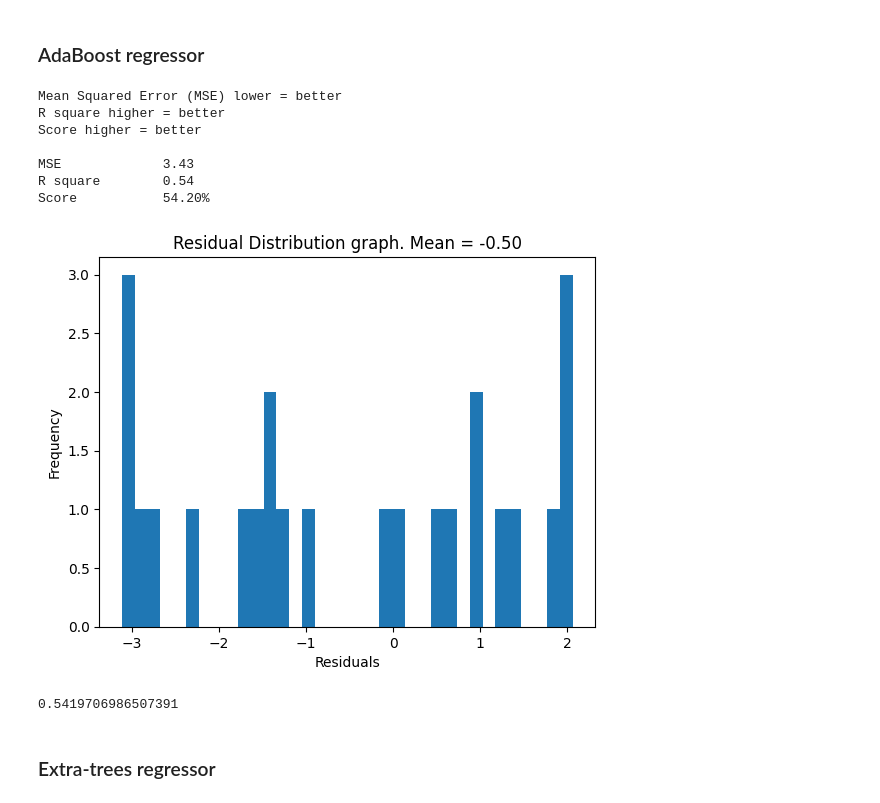
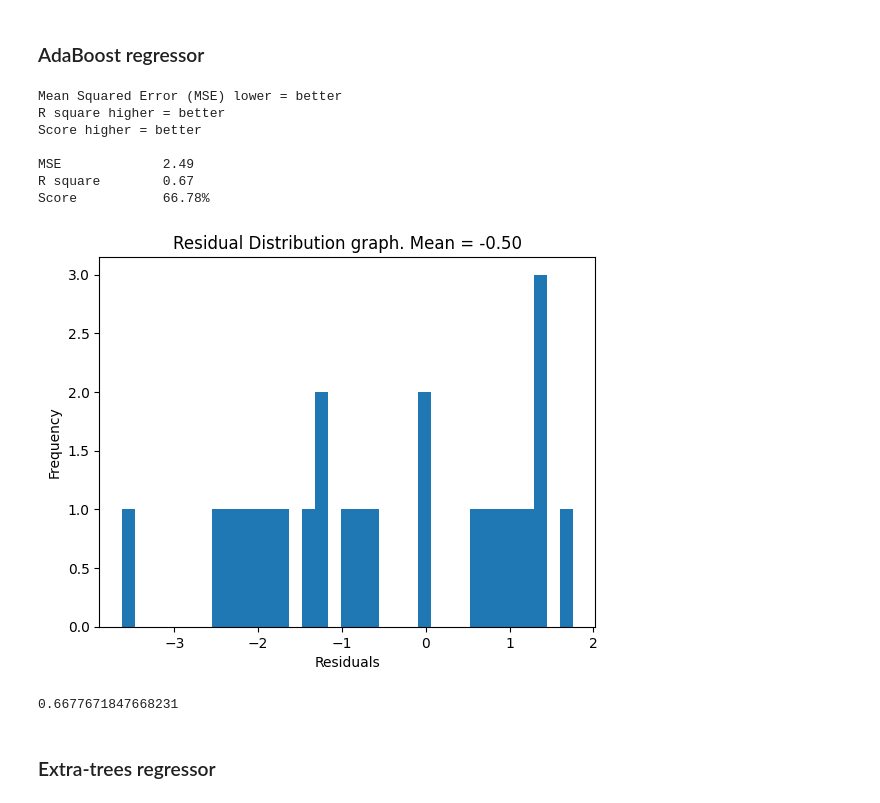
Before and after one commit to Raphael-Marchetti-Calciolari/projects-tcc-imt-2023, a Jupyter notebook: scripts/models.ipynb, the cells around one changed output. Cells and saved outputs as stored; diff of their text form; code cells hidden in the pictures.

```diff
--- a/scripts/models.ipynb
+++ b/scripts/models.ipynb
@@ -434,20 +482,22 @@ Score           57.86%
 # %%
 from sklearn import ensemble
 
-model = ensemble.AdaBoostRegressor()
-model.fit(X_train, y_train)
+# model = ensemble.AdaBoostRegressor()
+# model.fit(X_train, y_train)
+
+model = load_instance('./models-persisted/AdaBoostRegressor.pkl')
 
 model_summary(y_test, X_test, model)
 # %% [output]
 Mean Squared Error (MSE) lower = better
 R square higher = better
 Score higher = better
 
-MSE             3.43
-R square        0.54
-Score           54.20%
+MSE             2.49
+R square        0.67
+Score           66.78%
-[figure, old version]
+[figure, new version]
-0.5419706986507391
+0.6677671847668231
 # %% [markdown]
 ### Extra-trees regressor
 # %% [markdown]
```
Also changed, not shown: parts of 11 cells of this notebook, 7 other files.
